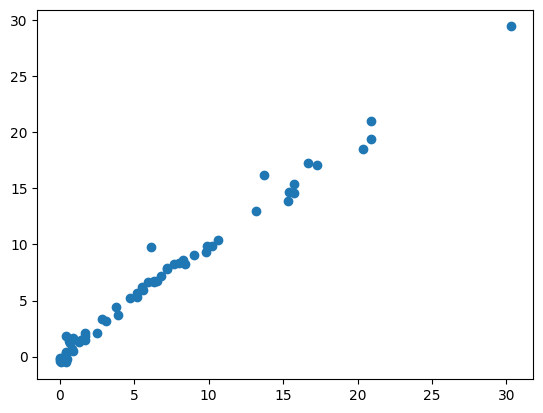
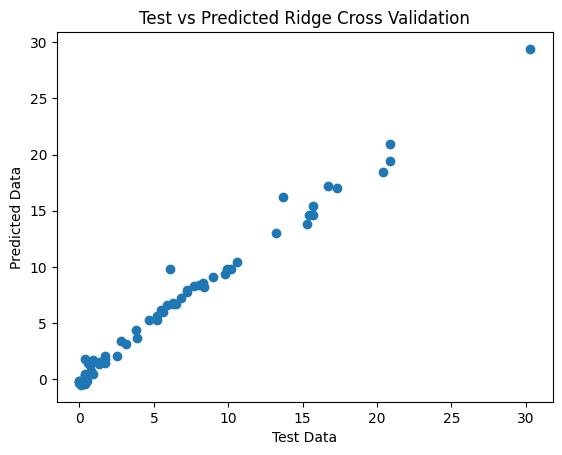
The notebook cell's code change between the first figure and the second:
--- before
+++ after
@@ -4,3 +4,7 @@
 y_pred = ridgecv.predict(X_test_scaled)
 plt.scatter(y_test,y_pred)
+plt.xlabel("Test Data")
+plt.ylabel('Predicted Data')
+plt.title("Test vs Predicted Ridge Cross Validation")
+plt.savefig(r"images/Test_vs_Predicted_Ridge_CrossValidation.png")
  

Commit: update